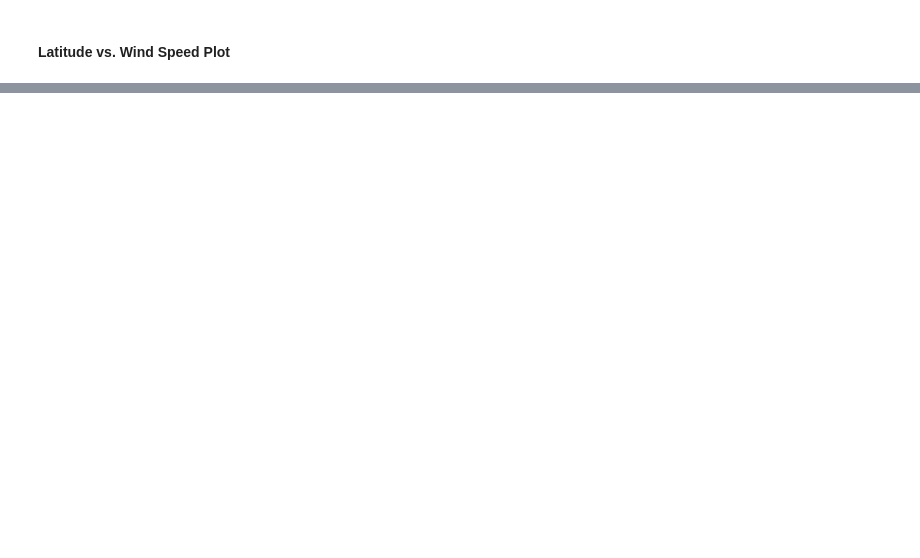
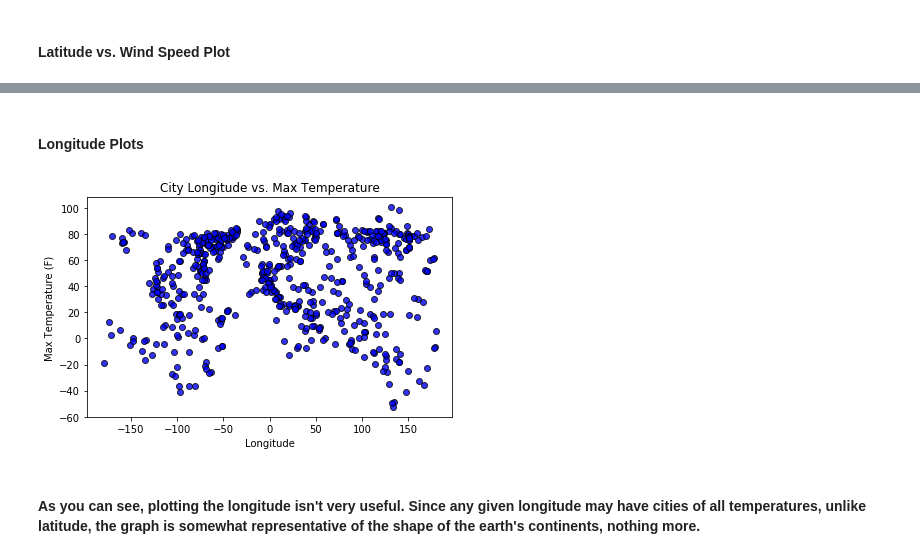
Before and after one commit to mattwjohnston/Weather-analysis, a Jupyter notebook: WeatherPy.ipynb, the cells around one changed output, grey strips where cells are left out. Cells and saved outputs as stored; diff of their text form; code cells hidden in the pictures; blank space fills up the shorter version.

```diff
--- a/WeatherPy.ipynb
+++ b/WeatherPy.ipynb
@@ -151,0 +215,15 @@ finaldata.to_csv('output.csv', index=False)
+# %% [markdown]
+#### Longitude Plots
+# %%
+long_temp = data[['Long', 'MaxTemp']]
+plt.xlabel("Longitude")
+plt.ylabel("Max Temperature (F)")
+plt.title("City Longitude vs. Max Temperature")
+plt.scatter(long_temp.Long, long_temp.MaxTemp, marker="o", facecolors="blue", edgecolors="black", alpha=0.8)
+plt.tight_layout()
+plt.savefig("Longitude vs Temperature plot")
+plt.show()
+# %% [output]
+[figure, added]
+# %% [markdown]
+#### As you can see, plotting the longitude isn't very useful.  Since any given longitude may have cities of all temperatures, unlike latitude, the graph is somewhat representative of the shape of the earth's continents, nothing more.
```
Also changed, not shown: parts of 8 cells of this notebook, 6 other files.
